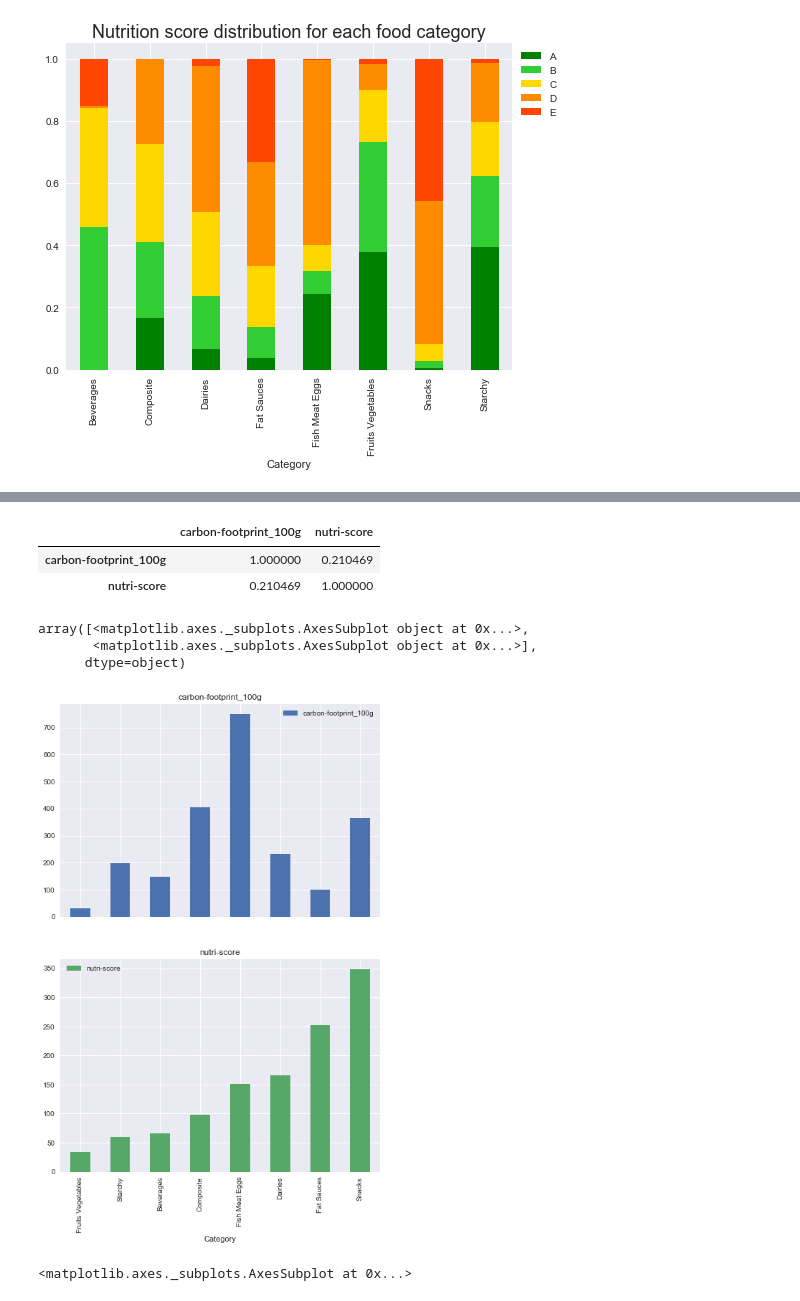
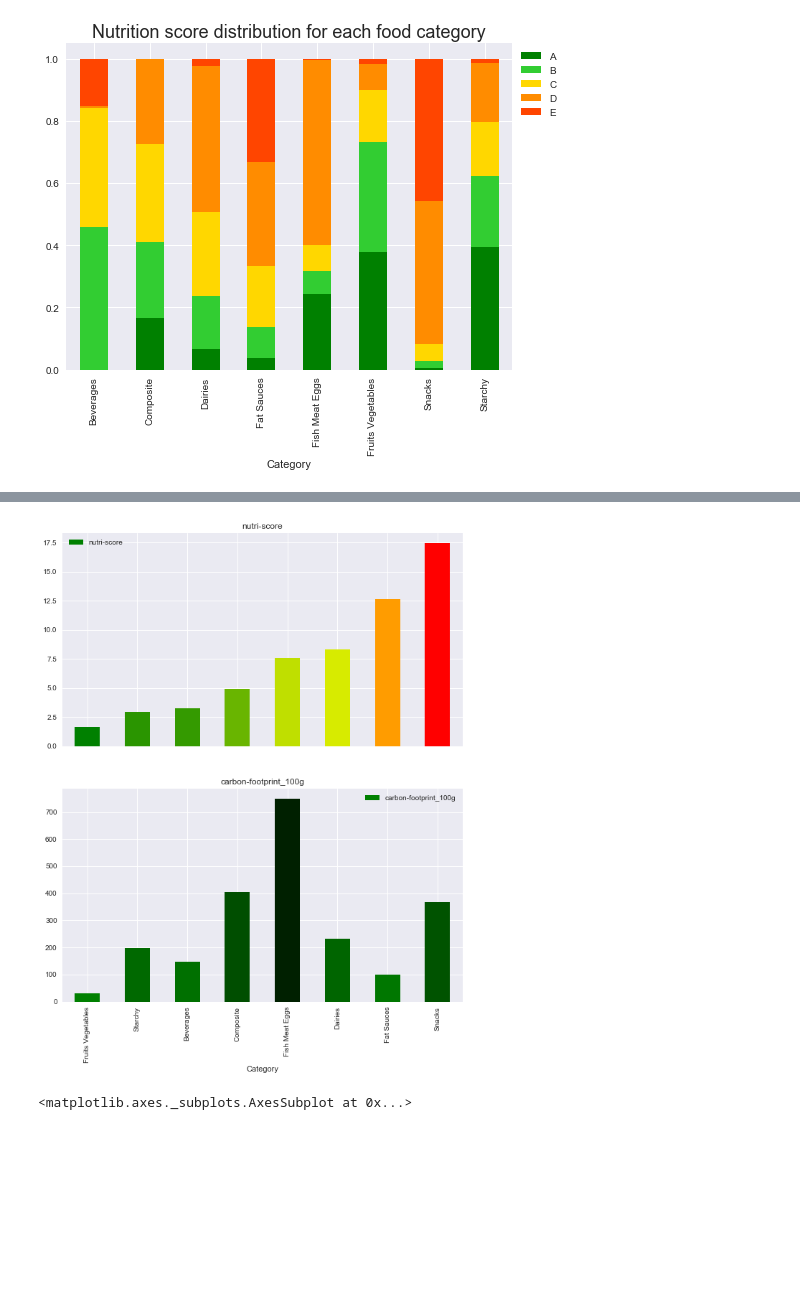
Before and after one commit to Painguin/smart_rams_project, a Jupyter notebook: Project.ipynb, the cells around one changed output, grey strips where cells are left out. Drawn from its saved outputs; the diff is of its cells as text; code cells hidden in the pictures; blank space fills up the shorter version.

```diff
--- a/Project.ipynb
+++ b/Project.ipynb
@@ -385,0 +404,20 @@ letter_counts_per_cat.loc['Starchy'].plot.pie('nutri-score', ax=plt.subplot(428)
+# %%
+origins_countries_pairs = []
+
+# keep track of the occurences in order to later preserve only the recurrent ones
+origin_occurences = Counter()
+countries_occurences = Counter()
+
+for idx, row in data[['origins_tags', 'countries_en']].dropna().iterrows():
+    origin_split = row['origins_tags'].split(',')
+    countries_split = row['countries_en'].split(',')
+
+    for orig in origin_split:
+        origin_occurences[orig] += 1
+
+    for country in countries_split:
+        countries_occurences[country] += 1
+
+    for orig in origin_split:
+        for country in countries_split:
+            origins_countries_pairs += [[idx, orig, country]]
@@ -409,16 +573,16 @@ carbon_mean_by_category = data[['Category', 'carbon-footprint_100g']].groupby('C
-# %%
-pd.concat((carbon_mean_by_category, score_mean_by_category), axis=1).corr()
-# %% [output]
-|  | carbon-footprint_100g | nutri-score |
-| carbon-footprint_100g | 1.000000 | 0.210469 |
-| nutri-score | 0.210469 | 1.000000 |
-# %%
-pd.concat((carbon_mean_by_category, 20*score_mean_by_category), axis=1).drop('Unknown').sort_values('nutri-score').plot.bar(subplots=True, figsize=(8, 12))
-# %% [output]
-array([<matplotlib.axes._subplots.AxesSubplot object at 0x...>,
-       <matplotlib.axes._subplots.AxesSubplot object at 0x...>],
-      dtype=object)
-[figure, removed]
+# %%
+category_score_cm = cm.LinearColormap(['green','yellow','red'], vmin=score_mean_by_category['nutri-score'].min(), vmax=score_mean_by_category['nutri-score'].max())
+category_carbon_cm = cm.LinearColormap(['green', '#002000'], vmin=carbon_mean_by_category['carbon-footprint_100g'].min(), vmax=carbon_mean_by_category['carbon-footprint_100g'].max())
+# %%
+colors_nutri = []
+colors_carbon = []
+for idx, (score, carbon) in carbon_nutriscore_per_cat.iterrows():
+    colors_nutri += [category_score_cm(score)]
+    colors_carbon += [category_carbon_cm(carbon)]
+# %%
+carbon_nutriscore_per_cat.plot.bar(subplots=True, figsize=(10, 12), color=[colors_nutri, colors_carbon]);
+# %% [output]
+[figure, added]
 # %%
 pack_mapping = dict.fromkeys(['plastic', 'plastique,frais','plastique', 'barquette,plastique', 'sachet,plastique',
                               'frais,plastique','carton,plastique','carton,plastique,surgele','flacon,plastique'
```
Also changed, not shown: parts of 63 cells of this notebook.
